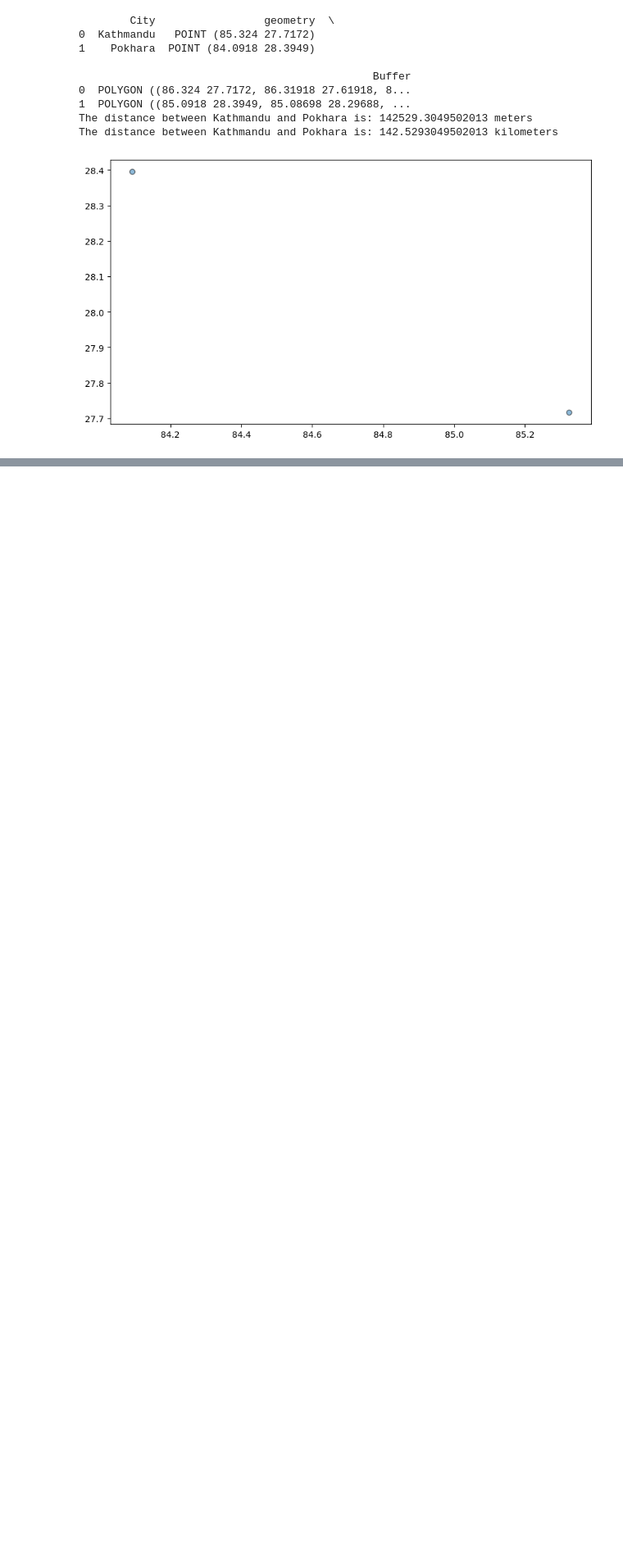
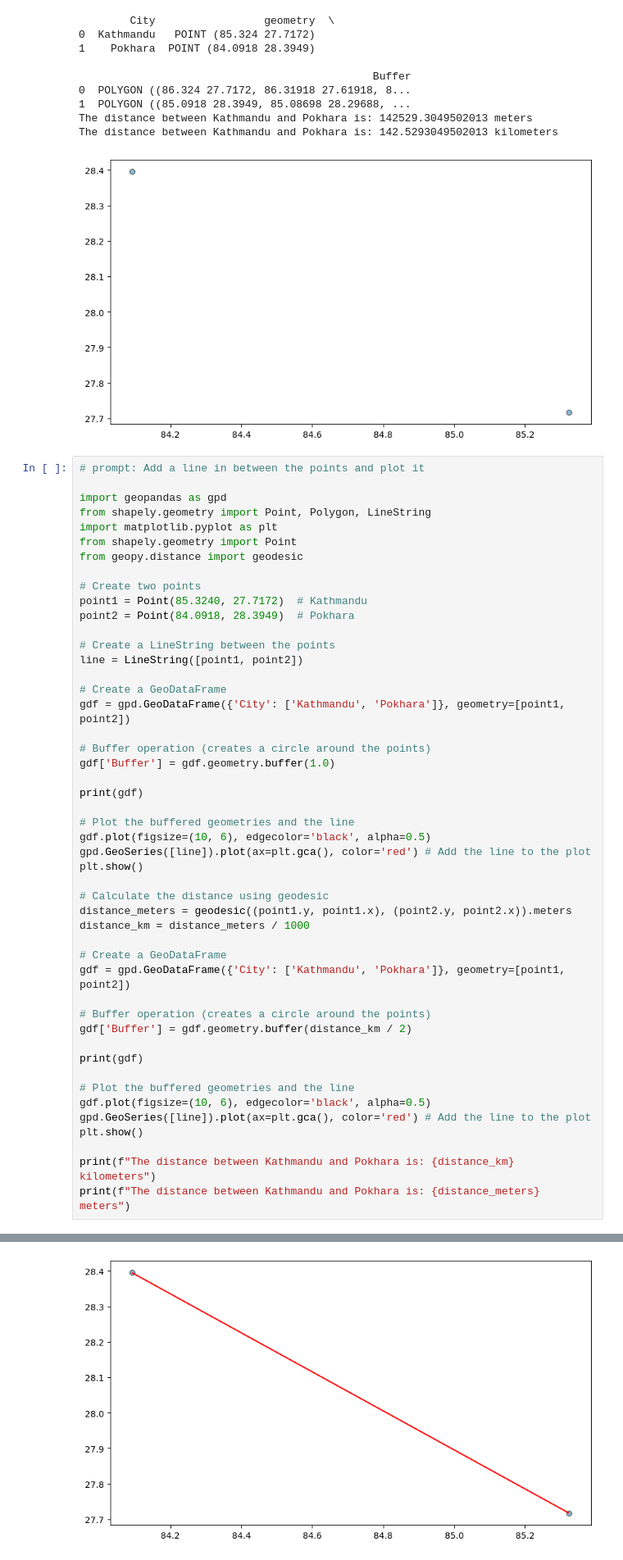
Before and after one commit to BhojRajBist/BhojRajBist, a Jupyter notebook: Untitled23.ipynb, the cells around one changed output, grey strips where cells are left out. Shown: that part at 82% size. Drawn from its saved outputs; the diff is of its cells as text; blank space fills up the shorter version.

```diff
--- a/Untitled23.ipynb
+++ b/Untitled23.ipynb
@@ -73,3 +73,52 @@ print(f"The distance between Kathmandu and Pokhara is: {distance_meters} meters"
 The distance between Kathmandu and Pokhara is: 142529.3049502013 meters
 The distance between Kathmandu and Pokhara is: 142.5293049502013 kilometers
 [figure]
+# %%
+# prompt: Add a line in between the points and plot it
+
+import geopandas as gpd
+from shapely.geometry import Point, Polygon, LineString
+import matplotlib.pyplot as plt
+from shapely.geometry import Point
+from geopy.distance import geodesic
+
+# Create two points
+point1 = Point(85.3240, 27.7172)  # Kathmandu
+point2 = Point(84.0918, 28.3949)  # Pokhara
+
+# Create a LineString between the points
+line = LineString([point1, point2])
+
+# Create a GeoDataFrame
+gdf = gpd.GeoDataFrame({'City': ['Kathmandu', 'Pokhara']}, geometry=[point1, point2])
+
+# Buffer operation (creates a circle around the points)
+gdf['Buffer'] = gdf.geometry.buffer(1.0)
+
+print(gdf)
+
+# Plot the buffered geometries and the line
+gdf.plot(figsize=(10, 6), edgecolor='black', alpha=0.5)
+gpd.GeoSeries([line]).plot(ax=plt.gca(), color='red') # Add the line to the plot
+plt.show()
+
+# Calculate the distance using geodesic
+distance_meters = geodesic((point1.y, point1.x), (point2.y, point2.x)).meters
+distance_km = distance_meters / 1000
+
+# Create a GeoDataFrame
+gdf = gpd.GeoDataFrame({'City': ['Kathmandu', 'Pokhara']}, geometry=[point1, point2])
+
+# Buffer operation (creates a circle around the points)
+gdf['Buffer'] = gdf.geometry.buffer(distance_km / 2)
+
+print(gdf)
+
+# Plot the buffered geometries and the line
+gdf.plot(figsize=(10, 6), edgecolor='black', alpha=0.5)
+gpd.GeoSeries([line]).plot(ax=plt.gca(), color='red') # Add the line to the plot
+plt.show()
+
+print(f"The distance between Kathmandu and Pokhara is: {distance_km} kilometers")
+print(f"The distance between Kathmandu and Pokhara is: {distance_meters} meters")
+# %% [output]
@@ -75,0 +132 @@ The distance between Kathmandu and Pokhara is: 142.5293049502013 kilometers
+[figure, added]
```
Also changed, not shown: parts of 1 cell of this notebook.
